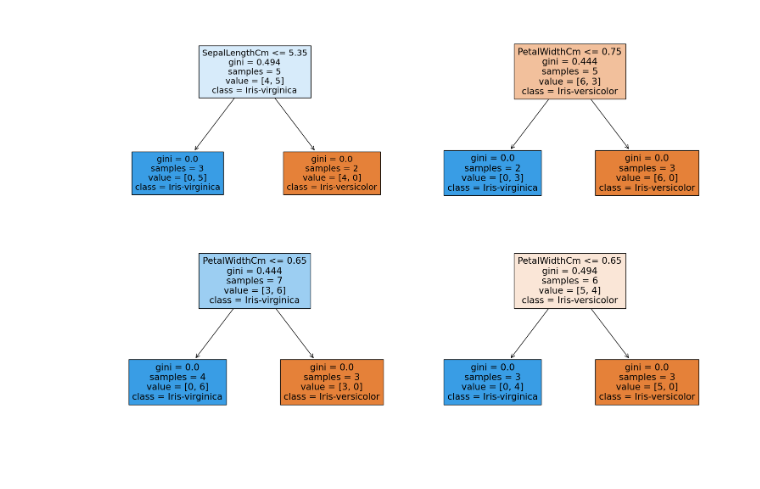
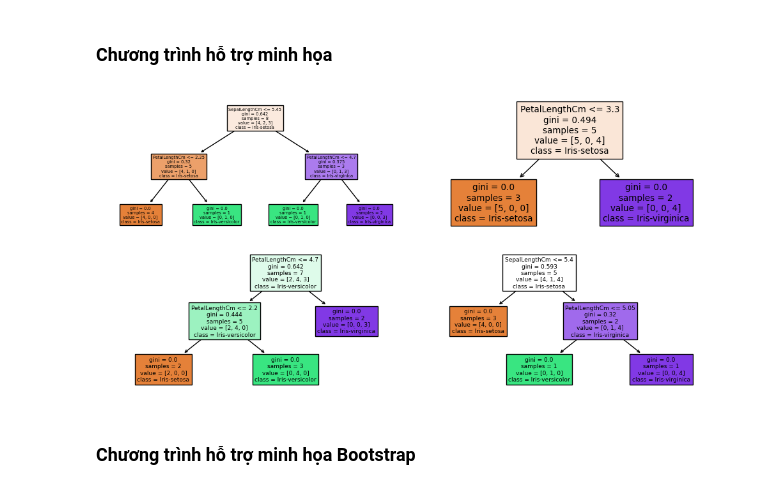
Before and after one commit to AhnMaph/Do-An-Cuoi-Ky, a Jupyter notebook: Random Forest/illustrator_for_randomforest.ipynb, the cells around one changed output. Saved outputs shown, nothing was run; the diff lists cells and outputs as text; code cells hidden in the pictures.

```diff
--- a/Random Forest/illustrator_for_randomforest.ipynb
+++ b/Random Forest/illustrator_for_randomforest.ipynb
@@ -1,31 +1,40 @@
+# %% [markdown]
+### Chương trình hỗ trợ minh họa
 # %%
 from sklearn.ensemble import RandomForestClassifier
 from sklearn.tree import plot_tree
 import matplotlib.pyplot as plt
 import pandas as pd
+from sklearn.preprocessing import LabelEncoder
+import numpy as np
+from sklearn.tree import DecisionTreeClassifier, plot_tree
+from tabulate import tabulate
 
 # Đọc dữ liệu từ tập tin CSV
 data = pd.read_csv("C:\\Users\\DELL\\Python\\do_an_cuoi_ky\\Iris.csv")
+data = data.drop("Id",axis=1)
+# Chia dữ liệu thành features và nhãn
+X = data.drop(["Species"], axis=1)
+label = LabelEncoder()
+y = label.fit_transform(data["Species"])
 
-# Chia dữ liệu thành features và nhãn
-X = data.drop("Species", axis=1)  # Features
-y = data["Species"].apply(lambda x: 1 if x == "Iris-setosa" else 0)  # Nhãn, chuyển đổi "Iris-setosa" thành 1 và các loại khác thành 0
-
-# Khởi tạo và huấn luyện mô hình Random Forest
-rf_classifier = RandomForestClassifier(n_estimators=4)  # Số lượng cây con, có thể điều chỉnh
+# Khởi tạo và train Random Forest
+rf_classifier = RandomForestClassifier(n_estimators=4)
 rf_classifier.fit(X, y)
 
 # Truy cập các cây con trong mô hình Random Forest
 bootstrap_trees = rf_classifier.estimators_
 
 # Hiển thị các cây con
-fig, axes = plt.subplots(nrows=2, ncols=2, figsize=(15, 10))  # Điều chỉnh kích thước và số lượng subplot tùy thuộc vào số lượng cây con
+fig, axes = plt.subplots(nrows=2, ncols=2, figsize=(10, 5))
 for i, (tree, ax) in enumerate(zip(bootstrap_trees, axes.flatten())):
     ax.set_title(f"Tree {i+1}")
-    _ = plot_tree(tree, feature_names=data.columns[:-1],filled=True, class_names=["Iris-versicolor", "Iris-virginica"], ax=ax)  # Sử dụng tên của các cột làm tên cho các features và chỉ định tên của các lớp
+    _ = plot_tree(tree, feature_names=data.columns[:-1],filled=True, class_names=["Iris-setosa","Iris-versicolor", "Iris-virginica"], ax=ax)
 
 plt.tight_layout()
 plt.show()
 # %% [output]
-[figure, old version]
+[figure, new version]
+# %% [markdown]
+### Chương trình hỗ trợ minh họa Bootstrap
 # %%
```
Also changed, not shown: parts of 2 cells of this notebook, 1 other file.
